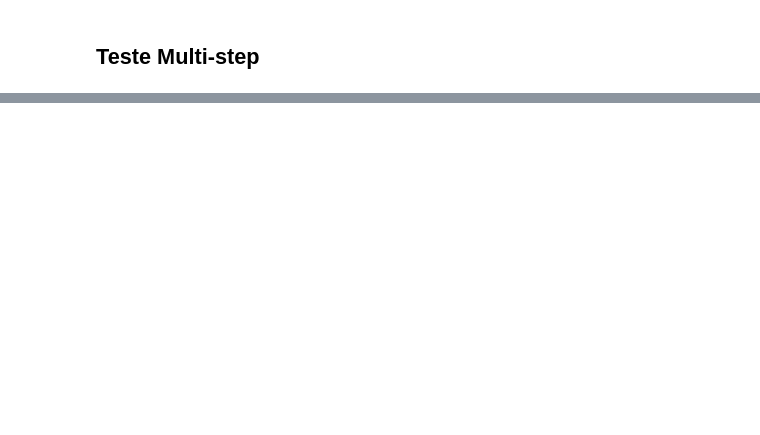
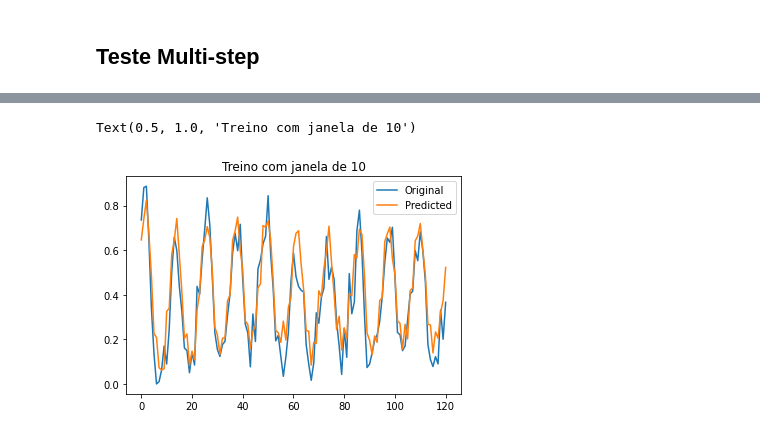
Before and after one commit to MathNog/Trabalhos_ICA, a Jupyter notebook: microclima2/class_pratica2.ipynb, the cells around one changed output, grey strips where cells are left out. Saved outputs shown, nothing was run; the diff lists cells and outputs as text; code cells hidden in the pictures; blank space fills up the shorter version.

```diff
--- a/microclima2/class_pratica2.ipynb
+++ b/microclima2/class_pratica2.ipynb
@@ -446,0 +556,7 @@ Epoch 50/50
+# %%
+y_hat = model.predict(x_train)
+plt.plot(y_train)
+plt.plot(y_hat)
+plt.legend(['Original','Predicted'])
+plt.title('Treino com janela de 10')
+# %% [output]
@@ -447 +564,3 @@ Epoch 50/50
+Text(0.5, 1.0, 'Treino com janela de 10')
+[figure, added]
 # %%
```
Also changed, not shown: parts of 30 cells of this notebook, 15 other files.
